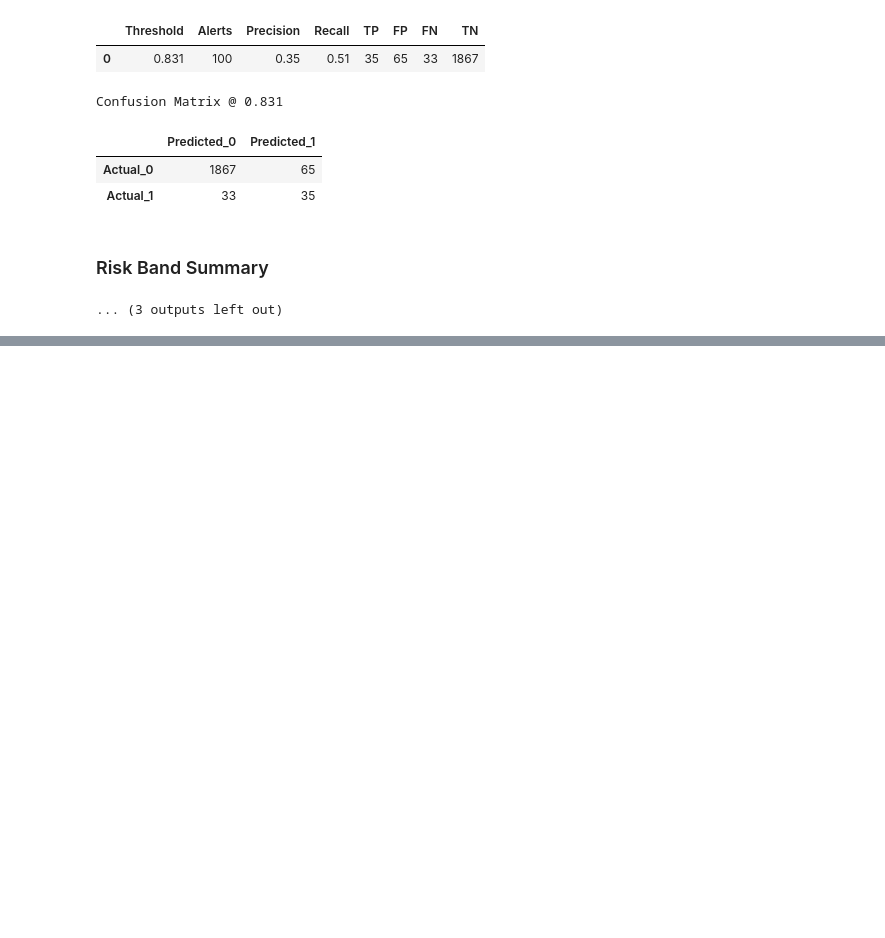
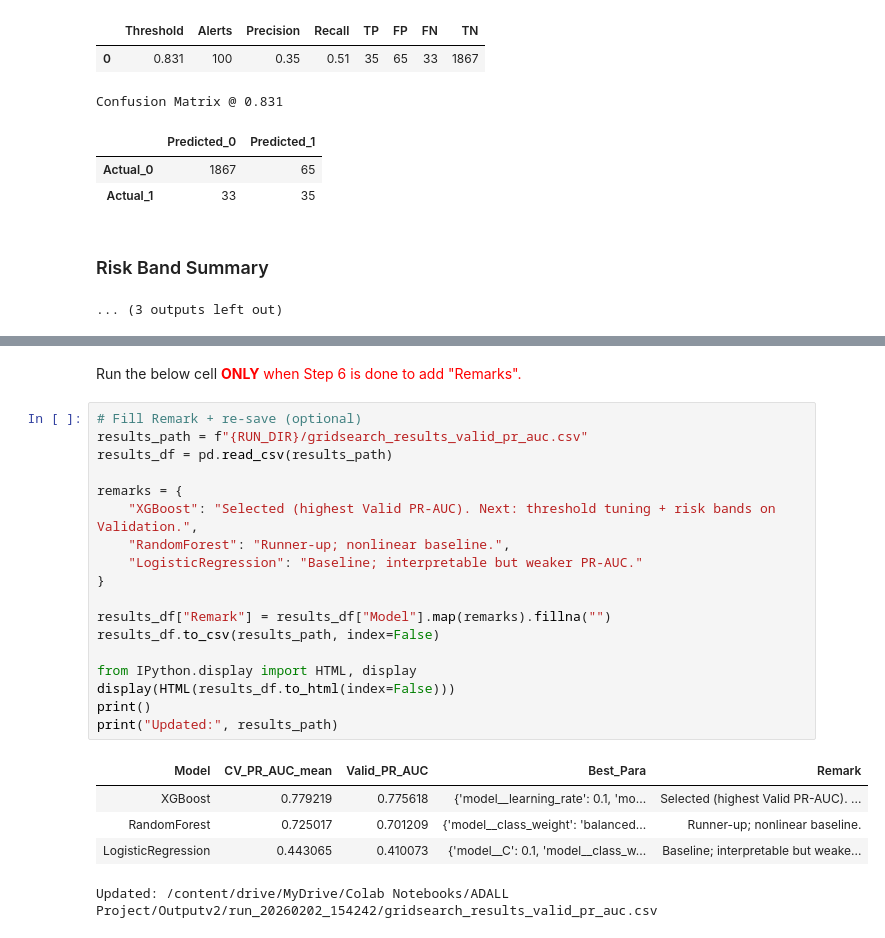
Before and after one commit to RoyTng/ADALL-Project, a Jupyter notebook: My_ADALL_Project.ipynb, the cells around one changed output, grey strips where cells are left out. Cells and saved outputs as stored; diff of their text form; blank space fills up the shorter version.

```diff
--- a/My_ADALL_Project.ipynb
+++ b/My_ADALL_Project.ipynb
@@ -1934,0 +2366,26 @@ Risk Band Summary
+# %% [markdown]
+Run the below cell <font color=red>**ONLY**<font> when Step 6 is done to add "Remarks".
+# %%
+# Fill Remark + re-save (optional)
+results_path = f"{RUN_DIR}/gridsearch_results_valid_pr_auc.csv"
+results_df = pd.read_csv(results_path)
+
+remarks = {
+    "XGBoost": "Selected (highest Valid PR-AUC). Next: threshold tuning + risk bands on Validation.",
+    "RandomForest": "Runner-up; nonlinear baseline.",
+    "LogisticRegression": "Baseline; interpretable but weaker PR-AUC."
+}
+
+results_df["Remark"] = results_df["Model"].map(remarks).fillna("")
+results_df.to_csv(results_path, index=False)
+
+from IPython.display import HTML, display
+display(HTML(results_df.to_html(index=False)))
+print()
+print("Updated:", results_path)
+# %% [output]
+| Model | CV_PR_AUC_mean | Valid_PR_AUC | Best_Para | Remark |
+| XGBoost | 0.779219 | 0.775618 | {'model__learning_rate': 0.1, 'mo... | Selected (highest Valid PR-AUC). ... |
+| RandomForest | 0.725017 | 0.701209 | {'model__class_weight': 'balanced... | Runner-up; nonlinear baseline. |
+| LogisticRegression | 0.443065 | 0.410073 | {'model__C': 0.1, 'model__class_w... | Baseline; interpretable but weake... |
+Updated: /content/drive/MyDrive/Colab Notebooks/ADALL Project/Outputv2/run_20260202_154242/gridsearch_results_valid_pr_auc.csv
```
Also changed, not shown: parts of 21 cells of this notebook.
